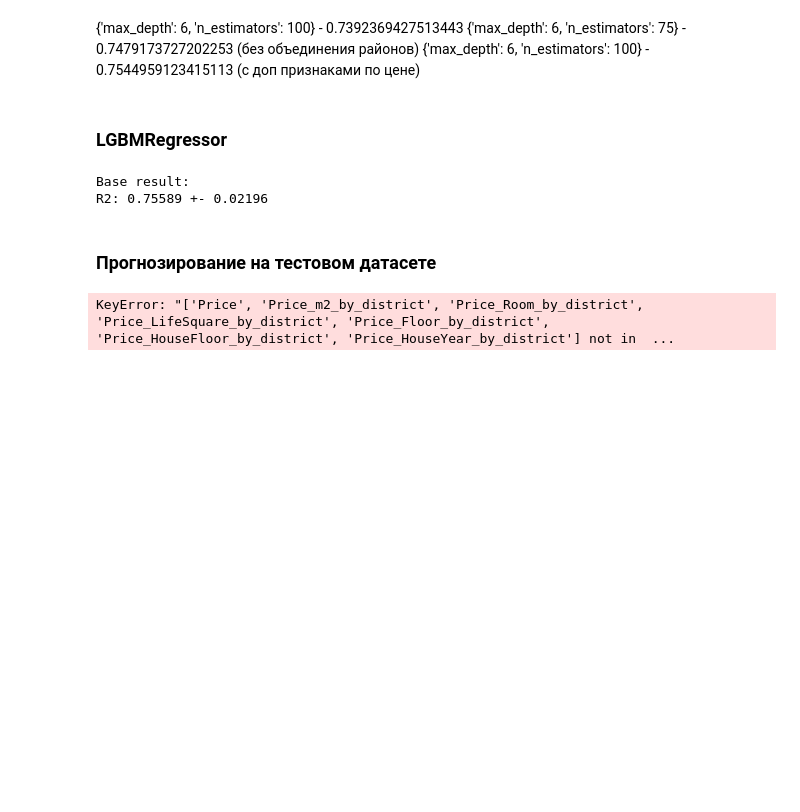
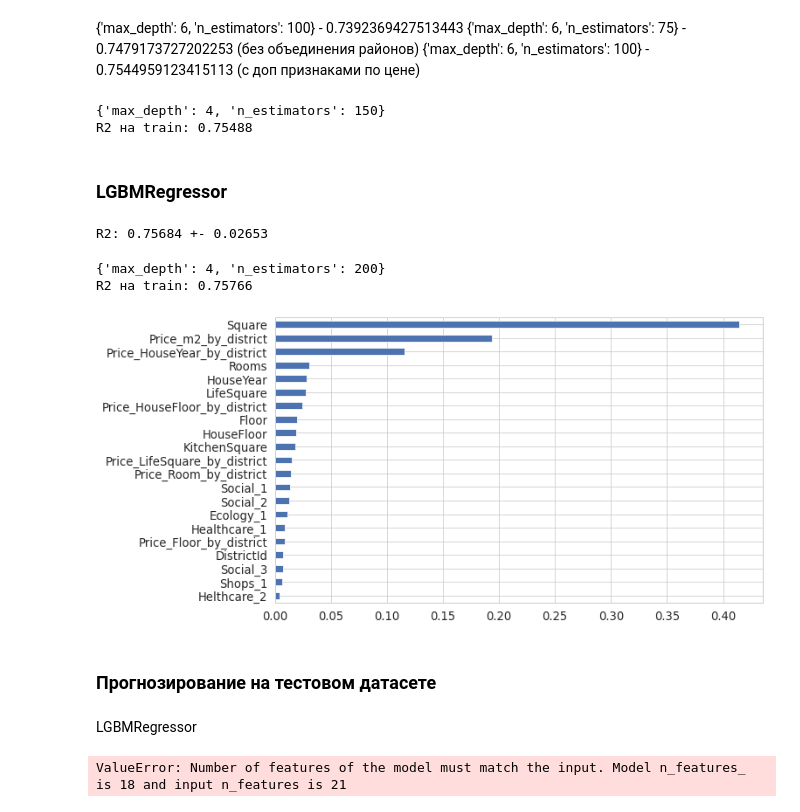
Before and after one commit to alvlagus/Python_for_Data_Science, a Jupyter notebook: Course_project/gusev_solution.ipynb, the cells around one changed output. Drawn from its saved outputs; the diff is of its cells as text; code cells hidden in the pictures; blank space fills up the shorter version.

```diff
--- a/Course_project/gusev_solution.ipynb
+++ b/Course_project/gusev_solution.ipynb
@@ -1050,8 +1136,8 @@ gb_model.get_params()
  'verbose': 0,
  'warm_start': False}
 # %%
-params = {'n_estimators':[75, 100, 150],
-          'max_depth':[5, 6, 7]}
+params = {'n_estimators':[100, 150, 200],
+          'max_depth':[4, 5, 6]}
 
 gs = GridSearchCV(gb_model, params, scoring='r2',
                   cv=kf, n_jobs=-1)
@@ -1074,11 +1160,21 @@ gs.best_score_
 {'max_depth': 6, 'n_estimators': 100} - 0.7392369427513443
 {'max_depth': 6, 'n_estimators': 75} - 0.7479173727202253 (без объединения районов)
 {'max_depth': 6, 'n_estimators': 100} - 0.7544959123415113 (с доп признаками по цене)
+# %%
+forest_grid = GridSearchCV(gb_model, params, scoring='r2',
+                           cv=KFold(n_splits=5, random_state=42, shuffle=True),
+                           n_jobs=-1)
+forest_grid.fit(X, y)
+print(forest_grid.best_params_)
+print('R2 на train: {:.5f}'.format(forest_grid.best_score_))
+# %% [output]
+{'max_depth': 4, 'n_estimators': 150}
+R2 на train: 0.75488
 # %% [markdown]
 ### LGBMRegressor
 # %%
-lgbm_regressor_model = LGBMRegressor(max_depth=4,
-                                     n_estimators=200,
+lgbm_regressor_model = LGBMRegressor(max_depth=7,
+                                     n_estimators=100,
                                      random_state=42)
 lgbm_regressor_model.fit(X, y)
 
@@ -1088,21 +1184,37 @@ cv_score = cross_val_score(lgbm_regressor_model, X, y,
 mean = cv_score.mean()
 std = cv_score.std()
 
-print()
-print('Base result:')
 print('R2: {:.5f} +- {:.5f}'.format(mean, std))
-print()
 # %% [output]
-Base result:
-R2: 0.75589 +- 0.02196
+R2: 0.75684 +- 0.02653
+# %%
+lgbm_regressor_model_grid = GridSearchCV(lgbm_regressor_model, params, scoring='r2',
+                           cv=KFold(n_splits=5, random_state=42, shuffle=True),
+                           n_jobs=-1)
+lgbm_regressor_model_grid.fit(X, y)
+print(lgbm_regressor_model_grid.best_params_)
+print('R2 на train: {:.5f}'.format(lgbm_regressor_model_grid.best_score_))
+# %% [output]
+{'max_depth': 4, 'n_estimators': 200}
+R2 на train: 0.75766
+# %%
+lgbm_regressor_model.fit(X, y)
+importances = forest.feature_importances_
+feat_importances = pd.Series(importances, index=feature_names)
+feat_importances.sort_values(ascending=True, inplace=True)
+feat_importances.plot(kind='barh', figsize=(10, 6));
+# %% [output]
+[figure, added]
 # %% [markdown]
 ### Прогнозирование на тестовом датасете
+# %% [markdown]
+LGBMRegressor
 # %%
-final_model = LGBMRegressor(max_depth=4,
-                            n_estimators=200,
+final_model = LGBMRegressor(max_depth=7,
+                            n_estimators=100,
                             random_state=42)
 final_model.fit(X, y)
 y_pred = final_model.predict(df_test[feature_names])
 y_pred
 # %% [output]
-KeyError: "['Price', 'Price_m2_by_district', 'Price_Room_by_district', 'Price_LifeSquare_by_district', 'Price_Floor_by_district', 'Price_HouseFloor_by_district', 'Price_HouseYear_by_district'] not in  ...
+ValueError: Number of features of the model must match the input. Model n_features_ is 18 and input n_features is 21
```
Also changed, not shown: parts of 78 cells of this notebook.
